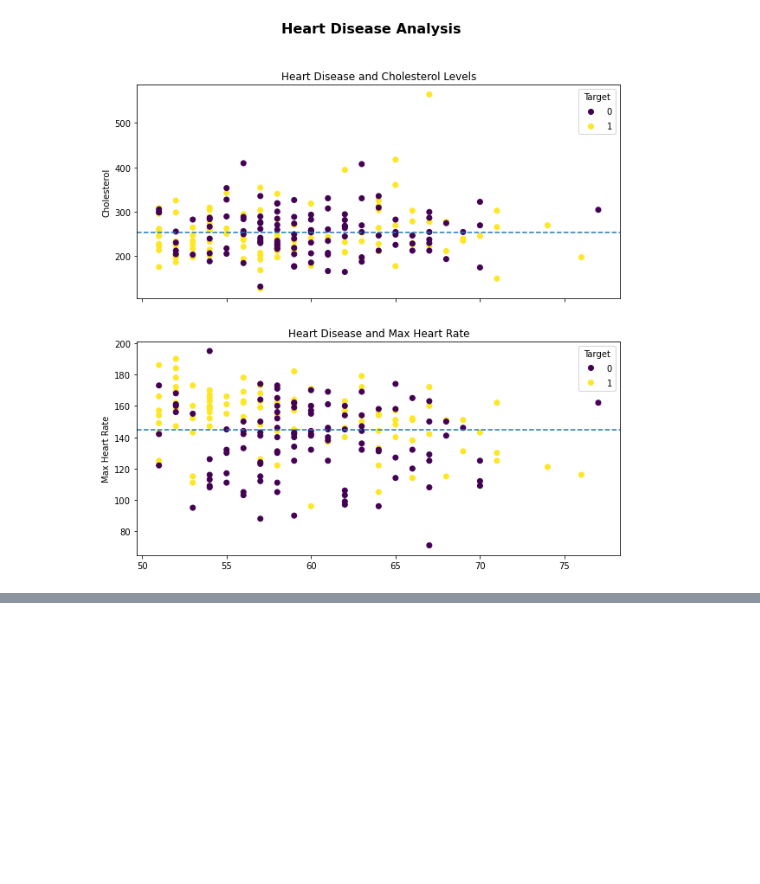
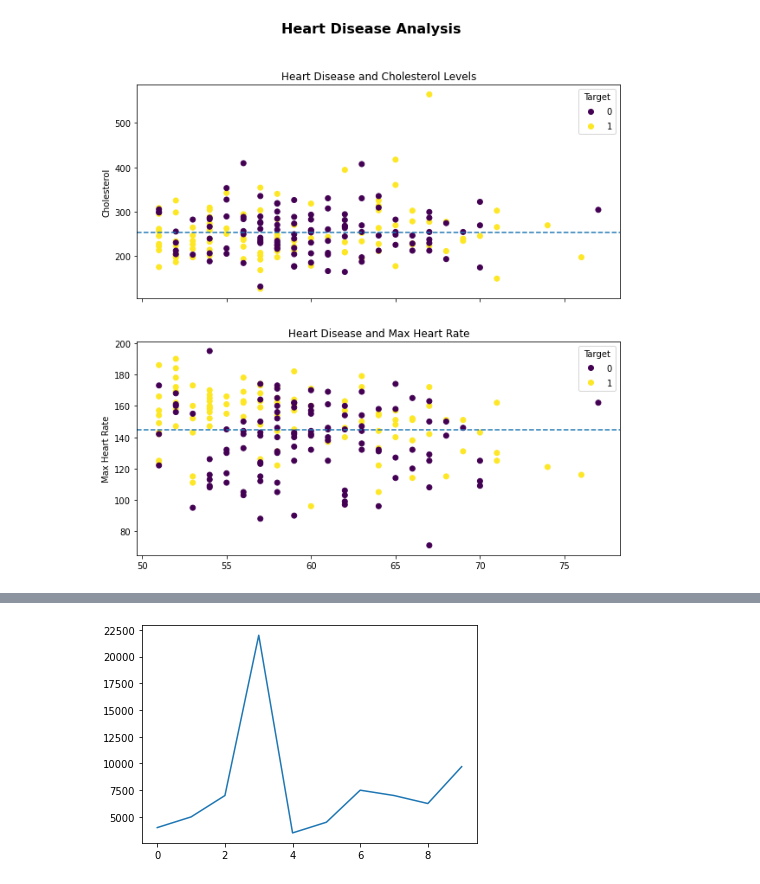
Before and after one commit to youhavechad/machine-learning, a Jupyter notebook: matplotlib/introductions to matplotlib.ipynb, the cells around one changed output, grey strips where cells are left out. Drawn from its saved outputs; the diff is of its cells as text; code cells hidden in the pictures; blank space fills up the shorter version.

Commit message:
Styling plots.

```diff
--- a/matplotlib/introductions to matplotlib.ipynb
+++ b/matplotlib/introductions to matplotlib.ipynb
@@ -548,0 +581,4 @@ Text(0.5, 0.98, 'Heart Disease Analysis')
+# %%
+car_sales["Price"].plot();
+# %% [output]
+[figure, added]
```
Also changed, not shown: parts of 11 cells of this notebook.
